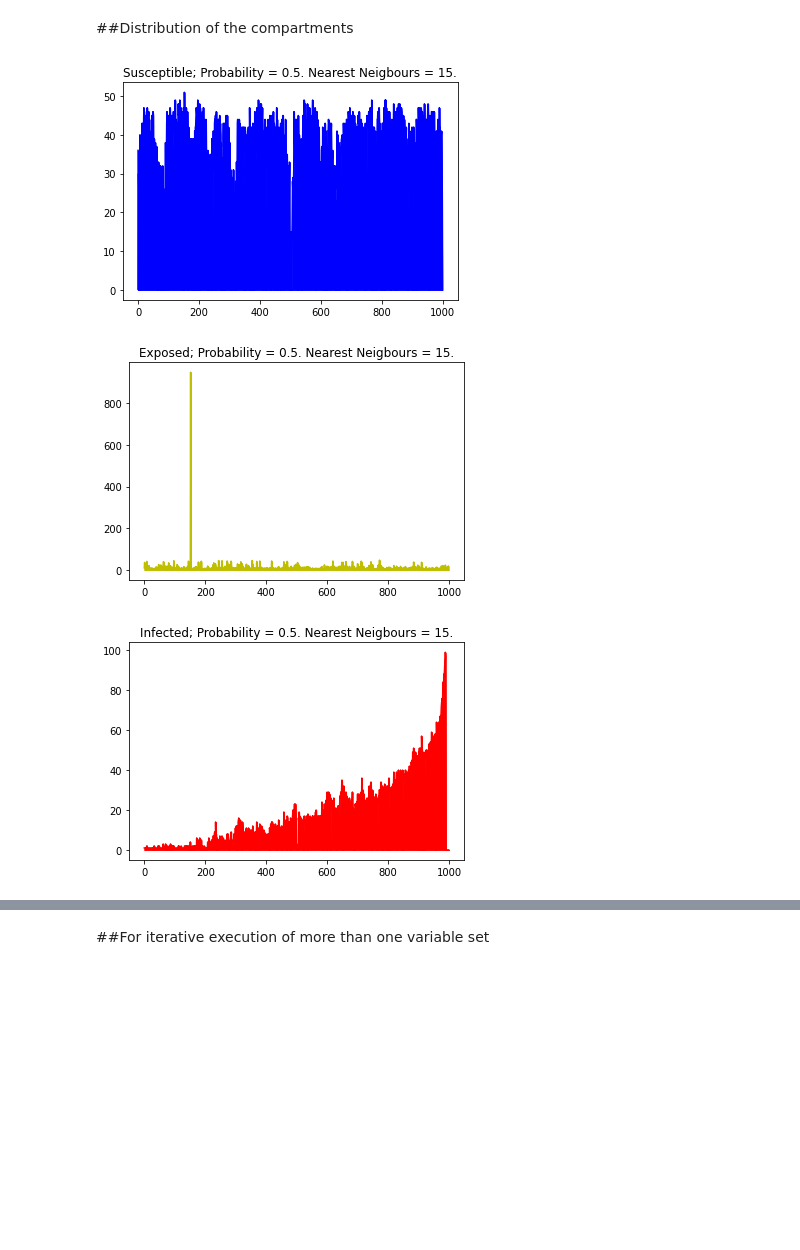
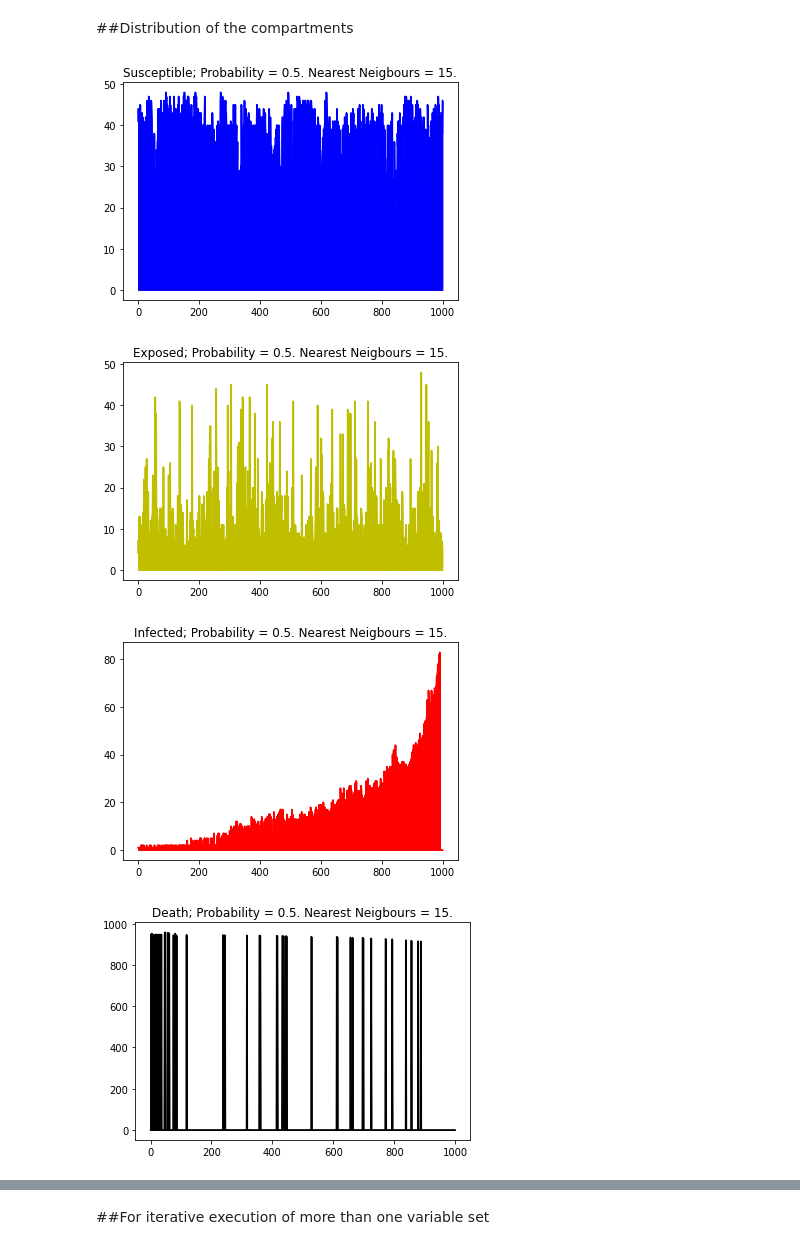
Before and after one commit to thecrazyphysicist369/strategic-Covid19-testing, a Jupyter notebook: v2_Random_Testing.ipynb, the cells around one changed output, grey strips where cells are left out. Cells and saved outputs as stored; diff of their text form; code cells hidden in the pictures; blank space fills up the shorter version.

```diff
--- a/v2_Random_Testing.ipynb
+++ b/v2_Random_Testing.ipynb
@@ -40,7 +40,7 @@ def gen_vertex(n):
                 'd_sus' : 0,      # number of days the individual is susceptible
                 'd_expo' : 0,     # number of days the individual is exposed
                 'd_inf' : 0,      # number of days the individual is infected
-                'd_rec' : 0,      # number of days the individual takes to recover
+                'd_reco' : 0,      # number of days the individual takes to recover
                 'd_test' : 0,
                 'd_death' : 0
                 }
@@ -139,10 +139,11 @@ def days(pop, tpm):
       person['d_inf'] +=1
     elif level > 150:
       list_D.append(person['index'])
-      person['d_death'] = 1
+      person['d_death'] += 1
     elif level==-10:
       list_R.append(person['index'])
-      person['d_reco'] = random.randint(0,15)
+      #person['d_reco'] = random.randint(0,15)
+      person['d_reco'] += 1
 
 
 
@@ -263,38 +264,56 @@ dataset.to_csv("observation.csv")
 # %%
 #data saver
 #tbd plot death and recovery
-d_sus, d_expo, d_inf=[],[],[]
+d_sus, d_expo, d_inf, d_death, d_reco=[], [], [], [], []
 for person in population:
   d_expo.append(person['d_expo'])
+  d_reco.append(person['d_reco'])
+  d_death.append(person['d_death'])
+  #d_sus.append(person['d_sus'])
   if person['d_inf'] > 100:
     d_inf.append(0)
   else :
     d_inf.append(person['d_inf'])
   if person['d_sus'] == 1000:
-    d_sus.append(0)
+    d_sus.append(40)
   else :
     d_sus.append(person['d_sus'])
 
+
+#replace count with a apt list of len population
 
 #Plotting the susceptible distribution
 sus_plt = plt.plot(count, d_sus, color = 'b')
 sus_plt = plt.fill_between(count, d_sus, color = 'b')
 label = "Susceptible; Probability = "+str(p)+". Nearest Neigbours = "+str(k)+"."
 sus_plt = plt.title(label, fontdict=None, loc='center', pad=None)
 sus_plt = plt.show()
 #Plotting the exposed distribution
 expo_plt = plt.plot(count, d_expo, color = 'y')
 expo_plt = plt.fill_between(count, d_expo, color = 'y')
 label = "Exposed; Probability = "+str(p)+". Nearest Neigbours = "+str(k)+"."
 expo_plt = plt.title(label, fontdict=None, loc='center', pad=None)
 expo_plt = plt.show()
 #plotting the infected distribution
 inf_plt = plt.plot(count, d_inf, color = 'r')
 inf_plt = plt.fill_between(count, d_inf, color = 'r')
 label = "Infected; Probability = "+str(p)+". Nearest Neigbours = "+str(k)+"."
 inf_plt = plt.title(label, fontdict=None, loc='center', pad=None)
 inf_plt = plt.show()
+#plotting the death distribution
+inf_plt = plt.plot(count, d_death, color = 'k')
+inf_plt = plt.fill_between(count, d_death, color = 'k')
+label = "Death; Probability = "+str(p)+". Nearest Neigbours = "+str(k)+"."
+inf_plt = plt.title(label, fontdict=None, loc='center', pad=None)
+inf_plt = plt.show()
+#plotting the recovered distribution
+inf_plt = plt.plot(count, d_reco, color = 'g')
+inf_plt = plt.fill_between(count, d_reco, color = 'g')
+label = "Infected; Probability = "+str(p)+". Nearest Neigbours = "+str(k)+"."
+inf_plt = plt.title(label, fontdict=None, loc='center', pad=None)
+inf_plt = plt.show()
 # %% [output]
-[figure, old version]
+[figure, new version]
-[figure, old version]
+[figure, new version]
-[figure, old version]
+[figure, new version]
+[figure, added]
```
Also changed, not shown: parts of 4 cells of this notebook.
